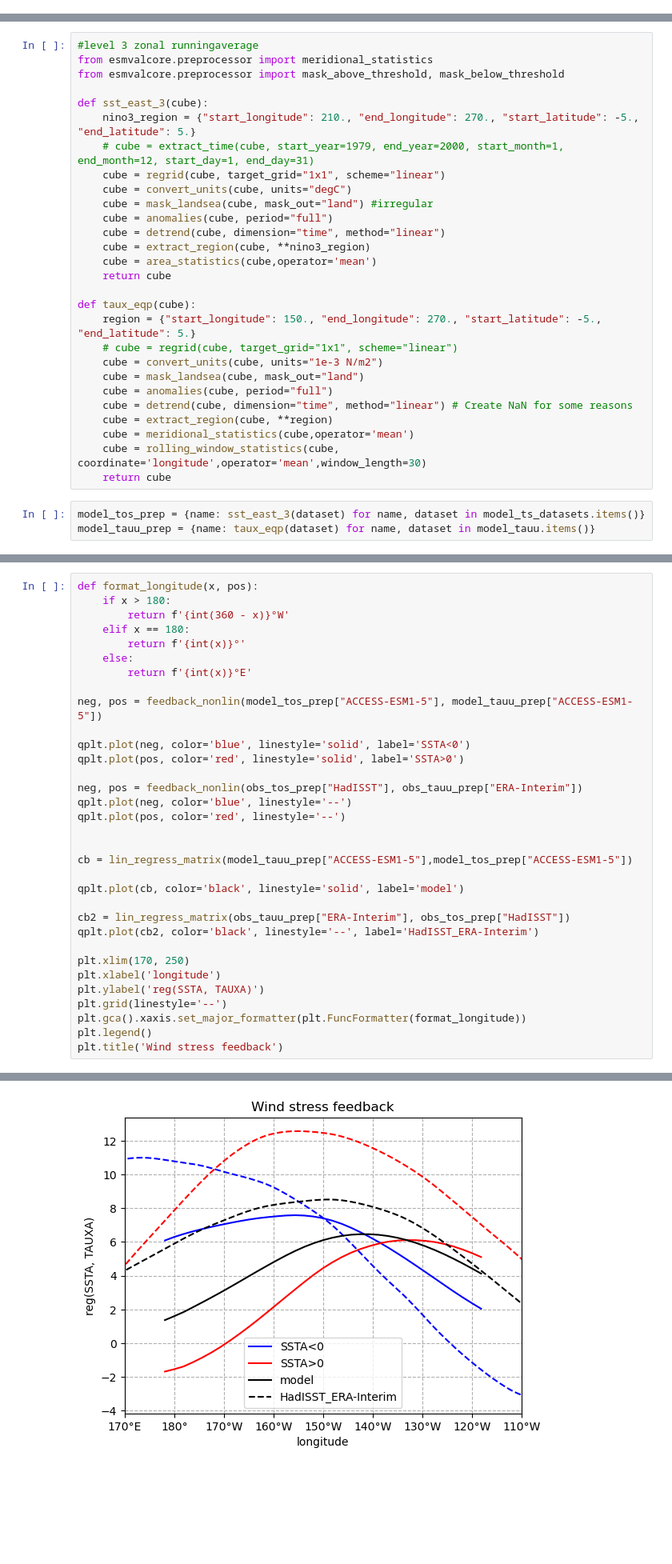
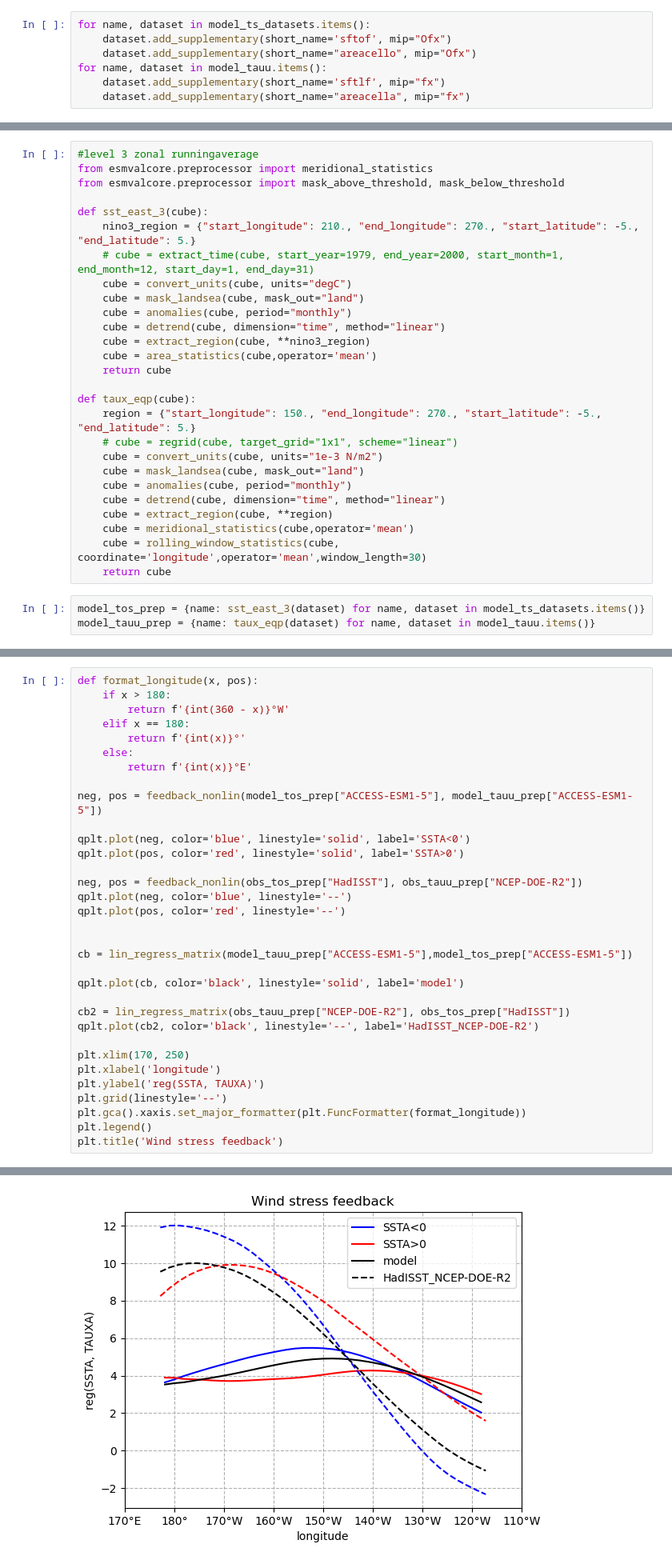
Before and after one commit to ACCESS-NRI/ACCESS-ENSO-recipes, a Jupyter notebook: 20-SST_Taux_feedback.ipynb, the cells around one changed output, grey strips where cells are left out. Shown at 80% size. Cells and saved outputs as stored; diff of their text form; blank space fills up the shorter version.

```diff
--- a/20-SST_Taux_feedback.ipynb
+++ b/20-SST_Taux_feedback.ipynb
@@ -66,4 +72,11 @@ obs_tauu_datasets = {
 }
+# %%
+for name, dataset in model_ts_datasets.items():
+    dataset.add_supplementary(short_name='sftof', mip="Ofx")
+    dataset.add_supplementary(short_name="areacello", mip="Ofx")
+for name, dataset in model_tauu.items():
+    dataset.add_supplementary(short_name='sftlf', mip="fx")
+    dataset.add_supplementary(short_name="areacella", mip="fx")
 # %%
 model_ts_datasets = {name: dataset.load() for name, dataset in model_ts_datasets.items()}
 model_tauu = {name: dataset.load() for name, dataset in model_tauu.items()}
@@ -264,10 +271,9 @@ from esmvalcore.preprocessor import mask_above_threshold, mask_below_threshold
 def sst_east_3(cube):
     nino3_region = {"start_longitude": 210., "end_longitude": 270., "start_latitude": -5., "end_latitude": 5.}
     # cube = extract_time(cube, start_year=1979, end_year=2000, start_month=1, end_month=12, start_day=1, end_day=31)
-    cube = regrid(cube, target_grid="1x1", scheme="linear")
     cube = convert_units(cube, units="degC")
-    cube = mask_landsea(cube, mask_out="land") #irregular
-    cube = anomalies(cube, period="full")
+    cube = mask_landsea(cube, mask_out="land")
+    cube = anomalies(cube, period="monthly")
     cube = detrend(cube, dimension="time", method="linear")
     cube = extract_region(cube, **nino3_region)
     cube = area_statistics(cube,operator='mean')
@@ -278,8 +284,8 @@ def taux_eqp(cube):
     # cube = regrid(cube, target_grid="1x1", scheme="linear")
     cube = convert_units(cube, units="1e-3 N/m2")
     cube = mask_landsea(cube, mask_out="land")
-    cube = anomalies(cube, period="full")
-    cube = detrend(cube, dimension="time", method="linear") # Create NaN for some reasons
+    cube = anomalies(cube, period="monthly")
+    cube = detrend(cube, dimension="time", method="linear")
     cube = extract_region(cube, **region)
     cube = meridional_statistics(cube,operator='mean')
     cube = rolling_window_statistics(cube, coordinate='longitude',operator='mean',window_length=30)
@@ -343,7 +349,7 @@ neg, pos = feedback_nonlin(model_tos_prep["ACCESS-ESM1-5"], model_tauu_prep["ACC
 qplt.plot(neg, color='blue', linestyle='solid', label='SSTA<0')
 qplt.plot(pos, color='red', linestyle='solid', label='SSTA>0')
 
-neg, pos = feedback_nonlin(obs_tos_prep["HadISST"], obs_tauu_prep["ERA-Interim"])
+neg, pos = feedback_nonlin(obs_tos_prep["HadISST"], obs_tauu_prep["NCEP-DOE-R2"])
 qplt.plot(neg, color='blue', linestyle='--')
 qplt.plot(pos, color='red', linestyle='--')
 
@@ -352,8 +358,8 @@ cb = lin_regress_matrix(model_tauu_prep["ACCESS-ESM1-5"],model_tos_prep["ACCESS-
 
 qplt.plot(cb, color='black', linestyle='solid', label='model')
 
-cb2 = lin_regress_matrix(obs_tauu_prep["ERA-Interim"], obs_tos_prep["HadISST"])
-qplt.plot(cb2, color='black', linestyle='--', label='HadISST_ERA-Interim')
+cb2 = lin_regress_matrix(obs_tauu_prep["NCEP-DOE-R2"], obs_tos_prep["HadISST"])
+qplt.plot(cb2, color='black', linestyle='--', label='HadISST_NCEP-DOE-R2')
 
 plt.xlim(170, 250)
 plt.xlabel('longitude')
@@ -378,4 +378,4 @@ plt.title('Wind stress feedback')
 Text(0.5, 1.0, 'Wind stress feedback')
-[figure, old version]
+[figure, new version]
 # %% [markdown]
 Figure 3: spatial structure of zonal wind stress anomalies (TauxA) in the equatorial Pacific (meridional 5°S-5°N average; zonal 30° running average) regressed onto sea surface temperature anomalies (SSTA) in the eastern equatorial Pacific (Niño3 averaged), showing the possible nonlinearity in the strength of the SST-to-Taux coupling (the reference shows the maximum coupling around the dateline, west of the dateline for SSTA<0, east of the dateline for SSTA>0, but the amplitude of the maximum coupling is about the same; usually the models do not reproduce the displacement of the maximum coupling for all SSTA, SSTA<0, SSTA>0 and simulate a weakening of the coupling for SSTA<0). The black, red and blue lines and numbers show respectively linear regression computed for all SSTA, SSTA>0 and SSTA<0, the dashed and solid curves show respectively the reference and the model.
```
Also changed, not shown: parts of 10 cells of this notebook.
